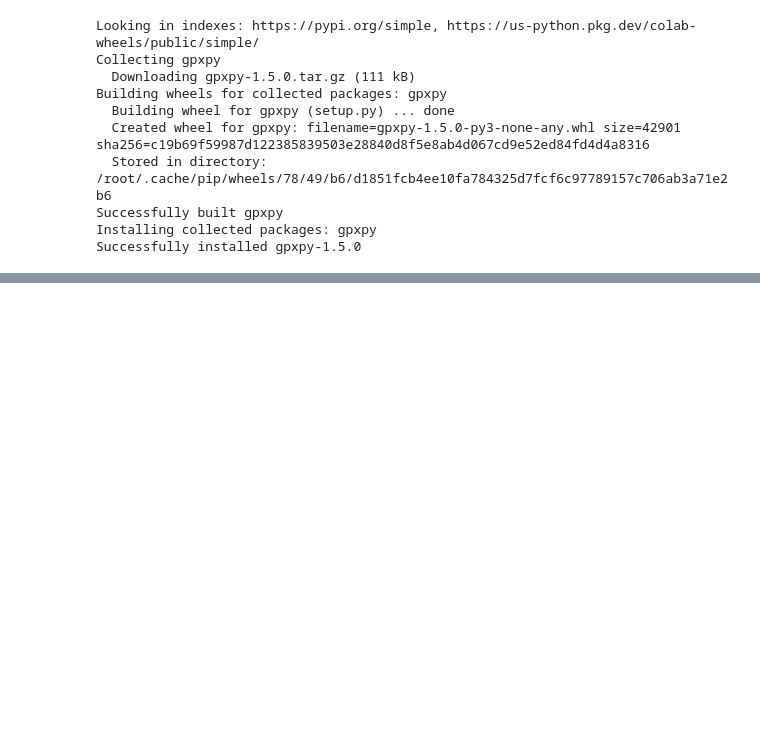
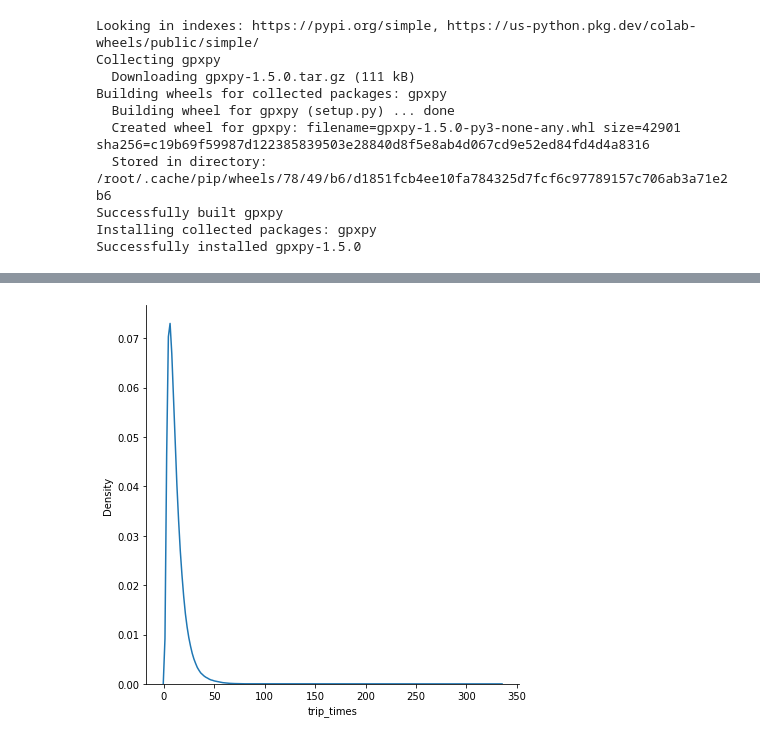
Before and after one commit to yj5698/tat_kyj, a Jupyter notebook: 2022.11.10.ipynb, the cells around one changed output, grey strips where cells are left out. Saved outputs shown, nothing was run; the diff lists cells and outputs as text; code cells hidden in the pictures; blank space fills up the shorter version.

```diff
--- a/2022.11.10.ipynb
+++ b/2022.11.10.ipynb
@@ -69,0 +240,8 @@ Successfully installed gpxpy-1.5.0
+# %%
+#pdf of trip-times after removing the outliers
+sns.FacetGrid(frame_with_durations_modified,size=6) \
+      .map(sns.kdeplot,"trip_times") \
+      .add_legend();
+plt.show();
+# %% [output]
+[figure, added]
```
Also changed, not shown: parts of 19 cells of this notebook.
